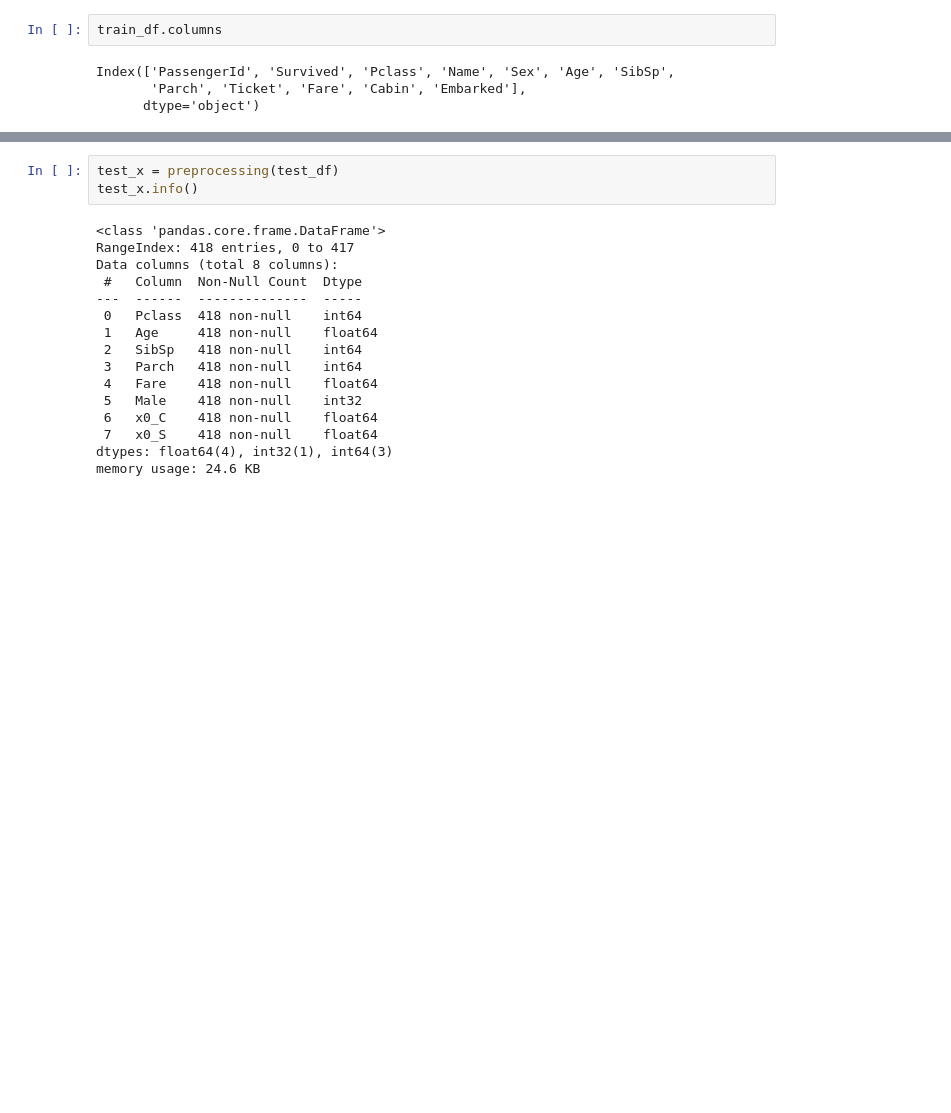
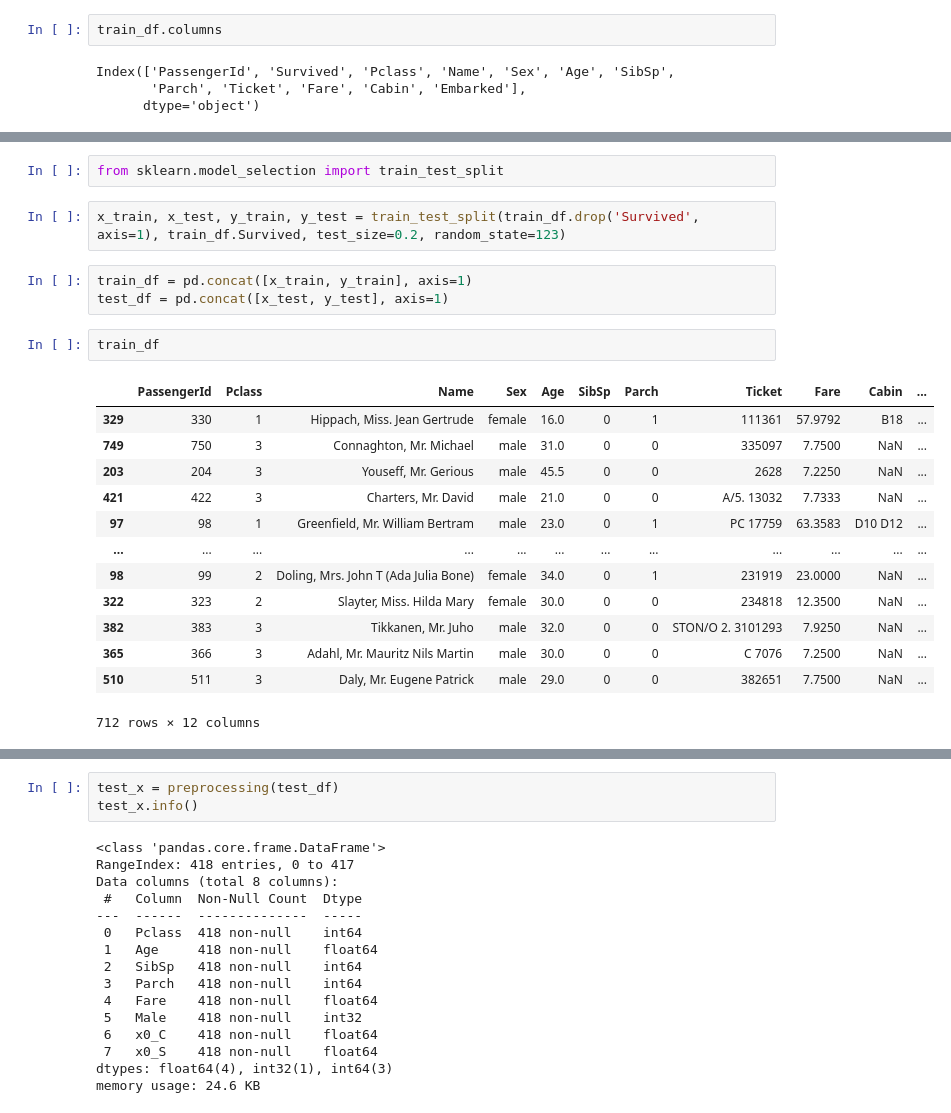
Before and after one commit to gmitchener/MLE, a Jupyter notebook: titanic_notebook.ipynb, the cells around one changed output, grey strips where cells are left out. Drawn from its saved outputs; the diff is of its cells as text; blank space fills up the shorter version.

```diff
--- a/titanic_notebook.ipynb
+++ b/titanic_notebook.ipynb
@@ -339,0 +355,23 @@ test_df
+# %%
+from sklearn.model_selection import train_test_split
+# %%
+x_train, x_test, y_train, y_test = train_test_split(train_df.drop('Survived', axis=1), train_df.Survived, test_size=0.2, random_state=123)
+# %%
+train_df = pd.concat([x_train, y_train], axis=1)
+test_df = pd.concat([x_test, y_test], axis=1)
+# %%
+train_df
+# %% [output]
+|  | PassengerId | Pclass | Name | Sex | Age | SibSp | Parch | Ticket | Fare | Cabin | ... |
+| 329 | 330 | 1 | Hippach, Miss. Jean Gertrude | female | 16.0 | 0 | 1 | 111361 | 57.9792 | B18 | ... |
+| 749 | 750 | 3 | Connaghton, Mr. Michael | male | 31.0 | 0 | 0 | 335097 | 7.7500 | NaN | ... |
+| 203 | 204 | 3 | Youseff, Mr. Gerious | male | 45.5 | 0 | 0 | 2628 | 7.2250 | NaN | ... |
+| 421 | 422 | 3 | Charters, Mr. David | male | 21.0 | 0 | 0 | A/5. 13032 | 7.7333 | NaN | ... |
+| 97 | 98 | 1 | Greenfield, Mr. William Bertram | male | 23.0 | 0 | 1 | PC 17759 | 63.3583 | D10 D12 | ... |
+| ... | ... | ... | ... | ... | ... | ... | ... | ... | ... | ... | ... |
+| 98 | 99 | 2 | Doling, Mrs. John T (Ada Julia Bone) | female | 34.0 | 0 | 1 | 231919 | 23.0000 | NaN | ... |
+| 322 | 323 | 2 | Slayter, Miss. Hilda Mary | female | 30.0 | 0 | 0 | 234818 | 12.3500 | NaN | ... |
+| 382 | 383 | 3 | Tikkanen, Mr. Juho | male | 32.0 | 0 | 0 | STON/O 2. 3101293 | 7.9250 | NaN | ... |
+| 365 | 366 | 3 | Adahl, Mr. Mauritz Nils Martin | male | 30.0 | 0 | 0 | C 7076 | 7.2500 | NaN | ... |
+| 510 | 511 | 3 | Daly, Mr. Eugene Patrick | male | 29.0 | 0 | 0 | 382651 | 7.7500 | NaN | ... |
+712 rows × 12 columns
```
Also changed, not shown: parts of 15 cells of this notebook, 4 other files.
